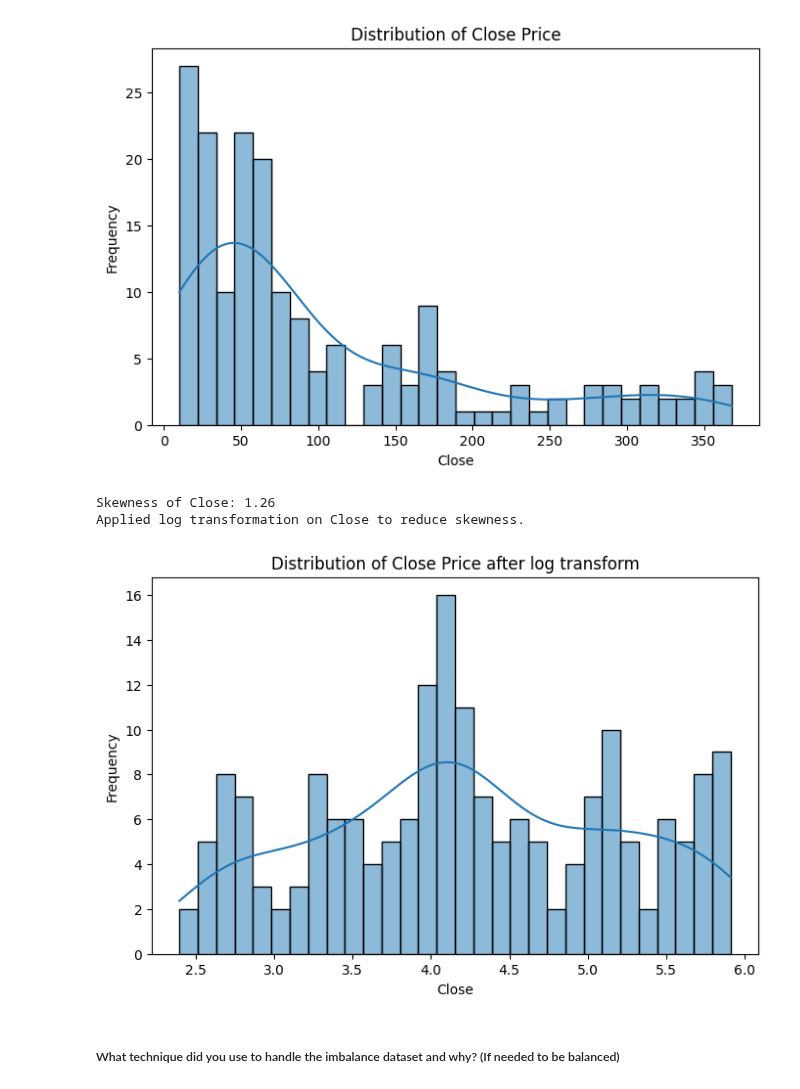
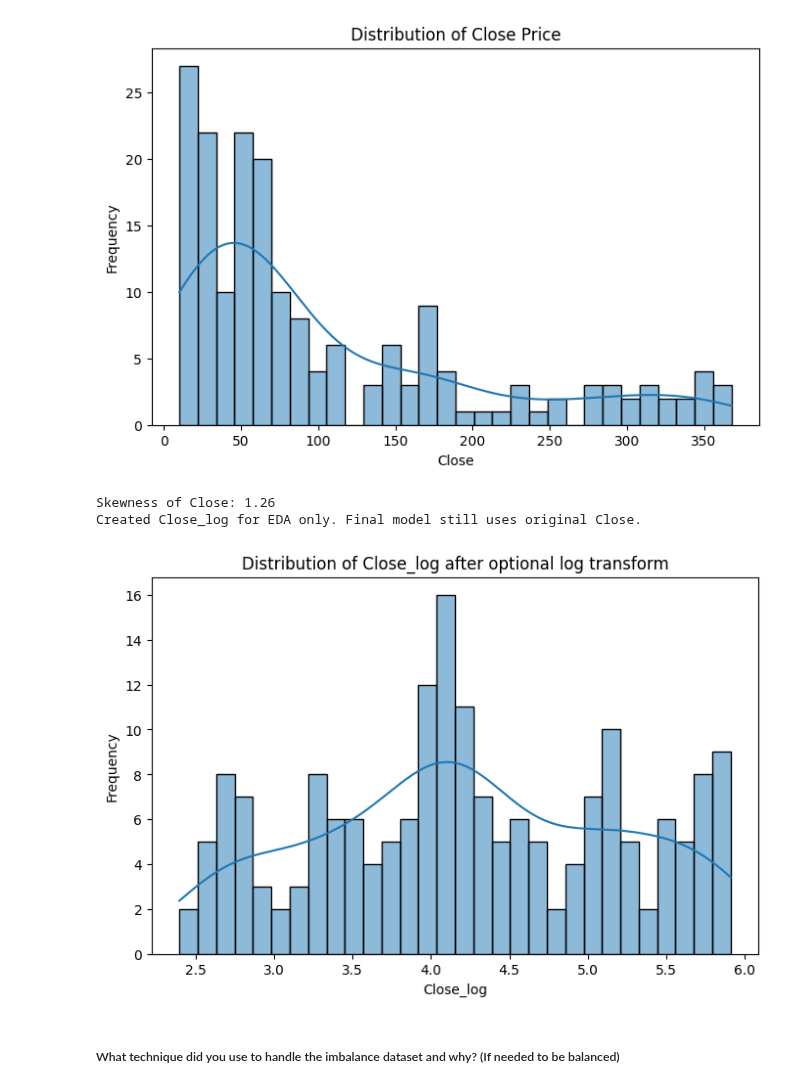
Before and after one commit to AyushiSharma1310/Yes_Bank_Stoch_Closing_Price_Prediction_Model-Regression_ML_Model, a Jupyter notebook: Yes_Bank_Regression_Model.ipynb, the cells around one changed output. Drawn from its saved outputs; the diff is of its cells as text; code cells hidden in the pictures.

```diff
--- a/Yes_Bank_Regression_Model.ipynb
+++ b/Yes_Bank_Regression_Model.ipynb
@@ -176,7 +169,7 @@ random.seed(42)
 # ============================================
 
 try:
-    file_path = 'data_YesBank_StockPrices.csv'
+    file_path = os.path.join('data', 'data_YesBank_StockPrices.csv')
 
     # Check if file exists
     if not os.path.exists(file_path):
@@ -2044,31 +1982,41 @@ plt.show()
 # %% [output]
 [figure]
 # %%
+
 # ===============================
 # Step 2: Check skewness
 # ===============================
 skewness = df['Close'].skew()
 print(f"Skewness of Close: {skewness:.2f}")
 
 # ===============================
-# Step 3: Apply log transformation if skewed
+# Step 3: Optional log transformation for EDA only
 # ===============================
+# Do not overwrite df['Close'] because it is the target used later for model training.
+# If we overwrite it, the model will learn log(Close) instead of the actual Close price.
 if skewness > 1:
-    df['Close'] = np.log1p(df['Close'])
-    print("Applied log transformation on Close to reduce skewness.")
+    df['Close_log'] = np.log1p(df['Close'])
+    print("Created Close_log for EDA only. Final model still uses original Close.")
+else:
+    print("Log transformation not needed based on skewness threshold.")
 
 # ===============================
-# Step 4: Optional – check distribution after transformation
+# Step 4: Optional check distribution after transformation
 # ===============================
 plt.figure(figsize=(8,5))
-sns.histplot(df['Close'], bins=30, kde=True)
-plt.title("Distribution of Close Price after log transform")
-plt.xlabel("Close")
+if 'Close_log' in df.columns:
+    sns.histplot(df['Close_log'], bins=30, kde=True)
+    plt.title("Distribution of Close_log after optional log transform")
+    plt.xlabel("Close_log")
+else:
+    sns.histplot(df['Close'], bins=30, kde=True)
+    plt.title("Distribution of Close Price")
+    plt.xlabel("Close")
 plt.ylabel("Frequency")
 plt.show()
 # %% [output]
 Skewness of Close: 1.26
-Applied log transformation on Close to reduce skewness.
+Created Close_log for EDA only. Final model still uses original Close.
-[figure, old version]
+[figure, new version]
 # %% [markdown]
 ##### What technique did you use to handle the imbalance dataset and why? (If needed to be balanced)
```
Also changed, not shown: parts of 51 cells of this notebook, 7 other files.
